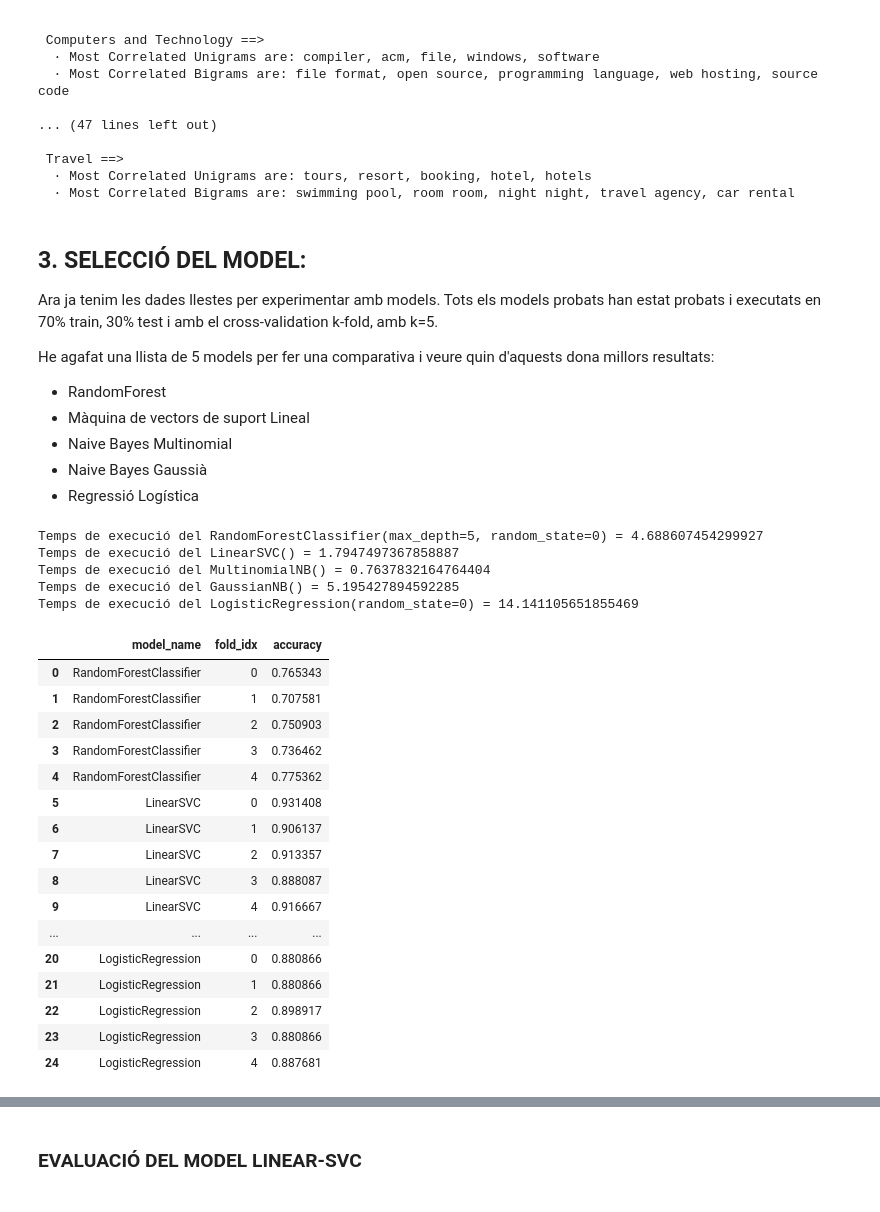
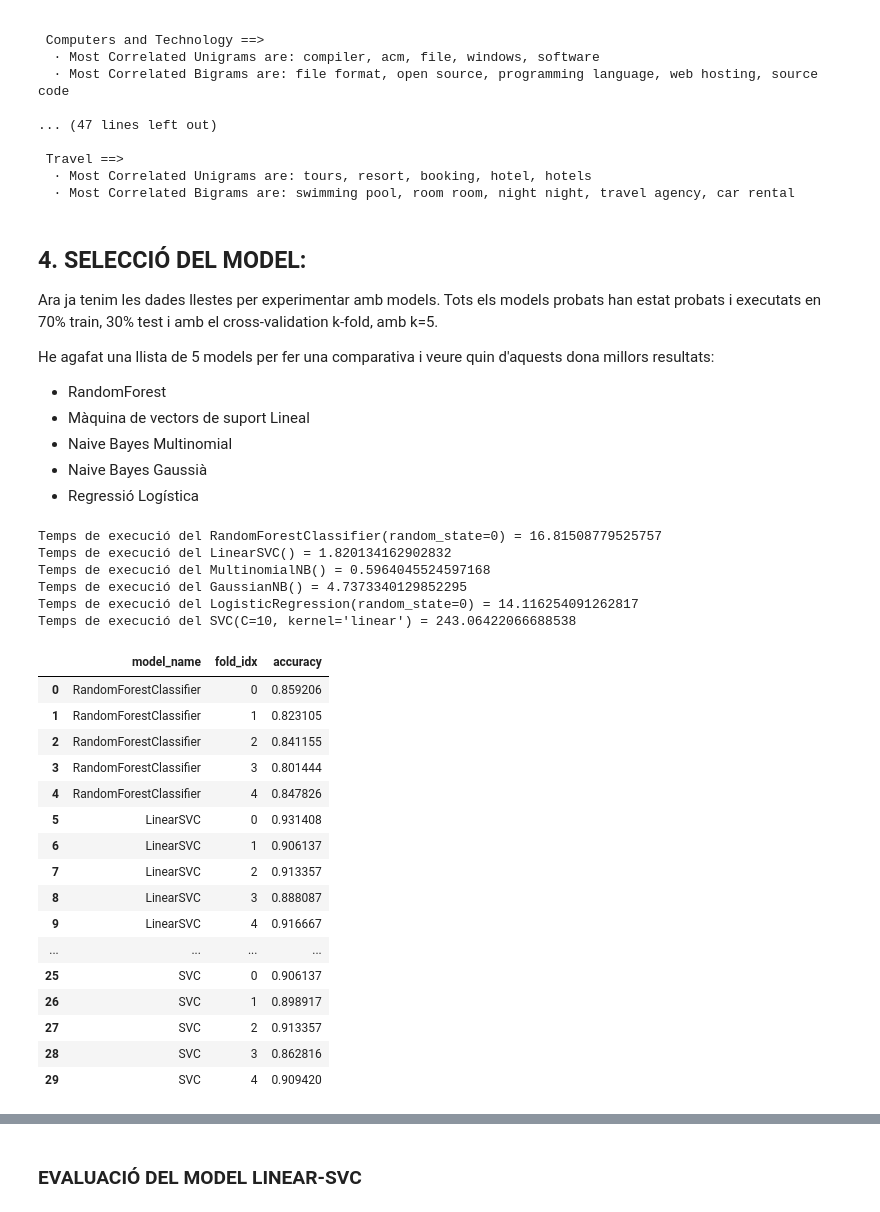
Before and after one commit to oscarpocu/Kaggle, a Jupyter notebook: KAGGLE.ipynb, the cells around one changed output, grey strips where cells are left out. Drawn from its saved outputs; the diff is of its cells as text; code cells hidden in the pictures.

```diff
--- a/KAGGLE.ipynb
+++ b/KAGGLE.ipynb
@@ -445,7 +456,7 @@ for Category, category_id in sorted(category_to_id.items()):
   · Most Correlated Unigrams are: tours, resort, booking, hotel, hotels
   · Most Correlated Bigrams are: swimming pool, room room, night night, travel agency, car rental
 # %% [markdown]
-## 3. SELECCIÓ DEL MODEL:
+## 4. SELECCIÓ DEL MODEL:
 Ara ja tenim les dades llestes per experimentar amb models. Tots els models probats han estat probats i executats en 70% train, 30% test i amb el cross-validation k-fold, amb k=5.
 
 He agafat una llista de 5 models per fer una comparativa i veure quin d'aquests dona millors resultats:
@@ -463,51 +468,57 @@ X_train, X_test, y_train, y_test = train_test_split(X, y, test_size=0.3, random_
 # %%
+from sklearn.svm import SVC, NuSVC
 # models que probem per seleccionar:
 models = [
-    RandomForestClassifier(n_estimators=100, max_depth=5, random_state=0),
+    RandomForestClassifier(n_estimators=100, random_state=0), # eliminem: max_depth=5
     LinearSVC(),
     MultinomialNB(),
     GaussianNB(),
-    LogisticRegression(random_state=0)
+    LogisticRegression(random_state=0),
+    SVC(C=10, kernel="linear"),
+    #NuSVC(nu=2, kernel='linear')
 ]
 
 # Cross-validation k-fold amb k=5:
 k = 5
+
+# PROBAR: sklearn.pipeline.Pipeline(steps, *, memory=None, verbose=False)
 
 entries = []
 for model in models:
     model_name = model.__class__.__name__
     start_time = time()
     accuracies = cross_val_score(model, features, labels, scoring='accuracy', cv=k)
     elapsed_time = time() - start_time # Temps d'execució del model amb el CV on k=5.
     print('Temps de execució del {} = {}'.format(model, elapsed_time))
     for fold_idx, accuracy in enumerate(accuracies):
         entries.append((model_name, fold_idx, accuracy))
 
 cv_df = pd.DataFrame(entries, columns=['model_name', 'fold_idx', 'accuracy'])
 cv_df
 # %% [output]
-Temps de execució del RandomForestClassifier(max_depth=5, random_state=0) = 4.688607454299927
-Temps de execució del LinearSVC() = 1.7947497367858887
-Temps de execució del MultinomialNB() = 0.7637832164764404
-Temps de execució del GaussianNB() = 5.195427894592285
-Temps de execució del LogisticRegression(random_state=0) = 14.141105651855469
+Temps de execució del RandomForestClassifier(random_state=0) = 16.81508779525757
+Temps de execució del LinearSVC() = 1.820134162902832
+Temps de execució del MultinomialNB() = 0.5964045524597168
+Temps de execució del GaussianNB() = 4.7373340129852295
+Temps de execució del LogisticRegression(random_state=0) = 14.116254091262817
+Temps de execució del SVC(C=10, kernel='linear') = 243.06422066688538
 |  | model_name | fold_idx | accuracy |
-| 0 | RandomForestClassifier | 0 | 0.765343 |
-| 1 | RandomForestClassifier | 1 | 0.707581 |
-| 2 | RandomForestClassifier | 2 | 0.750903 |
-| 3 | RandomForestClassifier | 3 | 0.736462 |
-| 4 | RandomForestClassifier | 4 | 0.775362 |
+| 0 | RandomForestClassifier | 0 | 0.859206 |
+| 1 | RandomForestClassifier | 1 | 0.823105 |
+| 2 | RandomForestClassifier | 2 | 0.841155 |
+| 3 | RandomForestClassifier | 3 | 0.801444 |
+| 4 | RandomForestClassifier | 4 | 0.847826 |
 | 5 | LinearSVC | 0 | 0.931408 |
 | 6 | LinearSVC | 1 | 0.906137 |
 | 7 | LinearSVC | 2 | 0.913357 |
 | 8 | LinearSVC | 3 | 0.888087 |
 | 9 | LinearSVC | 4 | 0.916667 |
 | ... | ... | ... | ... |
-| 20 | LogisticRegression | 0 | 0.880866 |
-| 21 | LogisticRegression | 1 | 0.880866 |
-| 22 | LogisticRegression | 2 | 0.898917 |
-| 23 | LogisticRegression | 3 | 0.880866 |
-| 24 | LogisticRegression | 4 | 0.887681 |
+| 25 | SVC | 0 | 0.906137 |
+| 26 | SVC | 1 | 0.898917 |
+| 27 | SVC | 2 | 0.913357 |
+| 28 | SVC | 3 | 0.862816 |
+| 29 | SVC | 4 | 0.909420 |
 # %%
 # Mesurem el model amb el millor accuracy mitjà:
 mac = cv_df.groupby('model_name').accuracy.mean()
```
Also changed, not shown: parts of 13 cells of this notebook, 1 other file.
